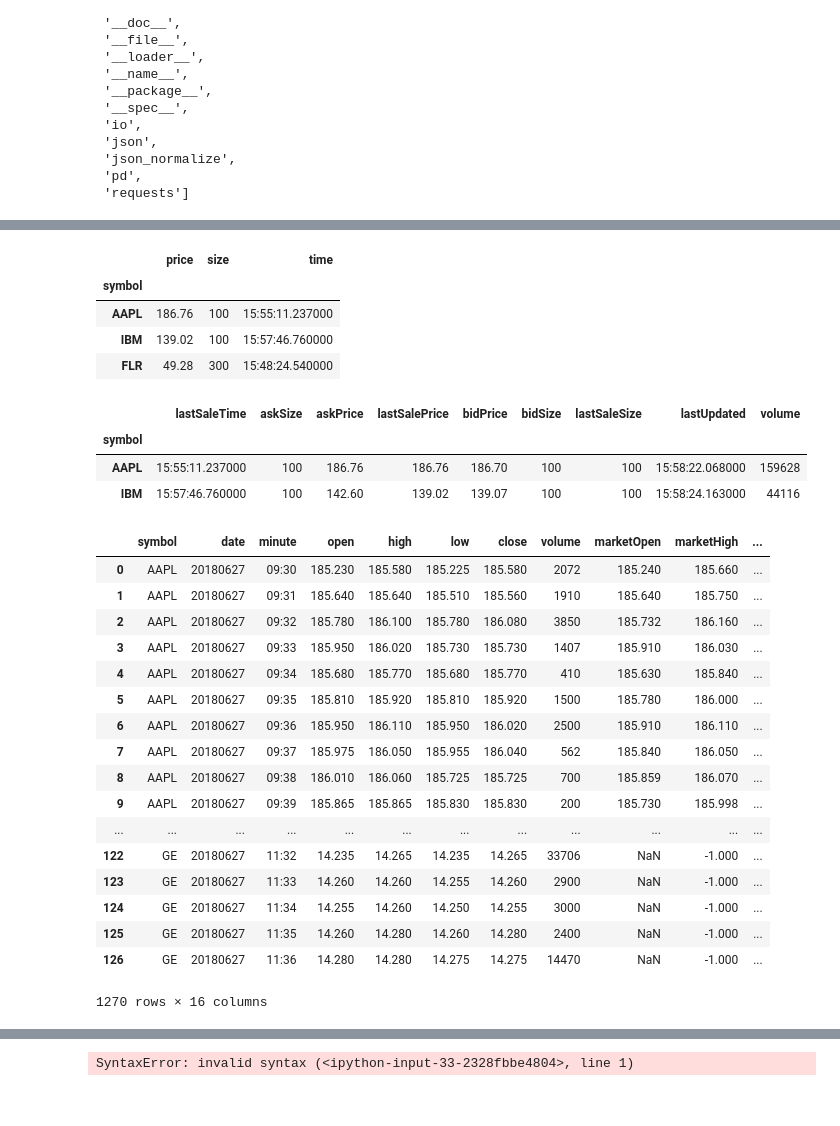
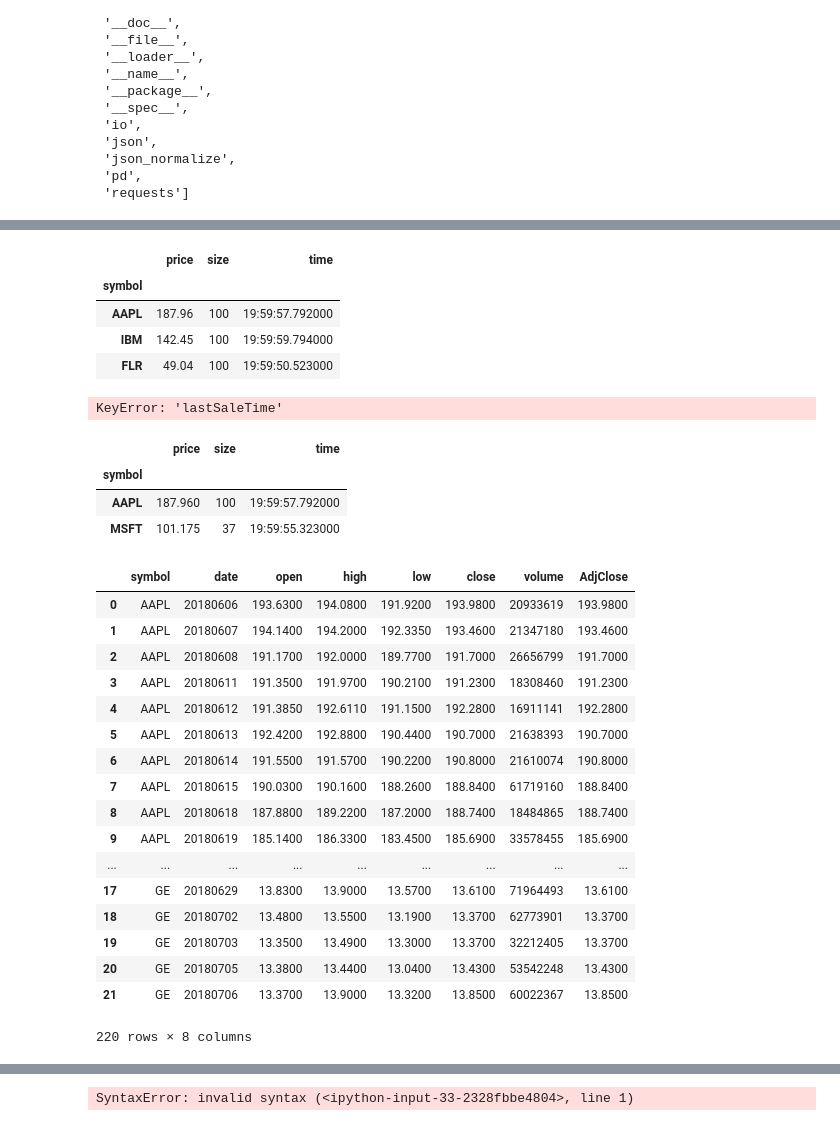
Before and after one commit to alphaBenj/RoughCut, a Jupyter notebook: files/REF!IEX01.ipynb, the cells around one changed output, grey strips where cells are left out. Drawn from its saved outputs; the diff is of its cells as text; code cells hidden in the pictures.

```diff
--- a/files/REF!IEX01.ipynb
+++ b/files/REF!IEX01.ipynb
@@ -47,50 +47,52 @@ dir(iex)
  'secUpper',
  'tradeBars']
 # %%
-iex.latestTrade(['AAPL', 'IBM', "FLR"])
+iex.lastTrade(['AAPL', 'IBM', "FLR"])
 # %% [output]
 |  | price | size | time |
 | symbol |  |  |  |
-| AAPL | 186.76 | 100 | 15:55:11.237000 |
-| IBM | 139.02 | 100 | 15:57:46.760000 |
-| FLR | 49.28 | 300 | 15:48:24.540000 |
+| AAPL | 187.96 | 100 | 19:59:57.792000 |
+| IBM | 142.45 | 100 | 19:59:59.794000 |
+| FLR | 49.04 | 100 | 19:59:50.523000 |
 # %%
-iex.latestTradeQuote(['AAPL', 'IBM'])
+iex.lastTradeQuote(['AAPL', 'IBM'])
 # %% [output]
-|  | lastSaleTime | askSize | askPrice | lastSalePrice | bidPrice | bidSize | lastSaleSize | lastUpdated | volume |
-| symbol |  |  |  |  |  |  |  |  |  |
-| AAPL | 15:55:11.237000 | 100 | 186.76 | 186.76 | 186.70 | 100 | 100 | 15:58:22.068000 | 159628 |
-| IBM | 15:57:46.760000 | 100 | 142.60 | 139.02 | 139.07 | 100 | 100 | 15:58:24.163000 | 44116 |
+KeyError: 'lastSaleTime'
 # %%
 # %%timeit
-iex.latestTrade(['AAPL', 'MSFT'])
+iex.lastTrade(['AAPL', 'MSFT'])
+# %% [output]
+|  | price | size | time |
+| symbol |  |  |  |
+| AAPL | 187.960 | 100 | 19:59:57.792000 |
+| MSFT | 101.175 | 37 | 19:59:55.323000 |
 # %%
 # %%timeit -n 1
 symList = ['AAPL', 'CSCO',"OXY","NFLX", "SBUX", "VXX", "MO", "PM", "TSLA","GE" ]
 # symList = ['GE' ]
-bars = iex.tradeBars(symList, bucket='1d')
+bars = iex.tradeBars(symList, bucket='1m')
 
 # print (bars.columns)
 bars
 # %% [output]
-|  | symbol | date | minute | open | high | low | close | volume | marketOpen | marketHigh | ... |
-| 0 | AAPL | 20180627 | 09:30 | 185.230 | 185.580 | 185.225 | 185.580 | 2072 | 185.240 | 185.660 | ... |
-| 1 | AAPL | 20180627 | 09:31 | 185.640 | 185.640 | 185.510 | 185.560 | 1910 | 185.640 | 185.750 | ... |
-| 2 | AAPL | 20180627 | 09:32 | 185.780 | 186.100 | 185.780 | 186.080 | 3850 | 185.732 | 186.160 | ... |
-| 3 | AAPL | 20180627 | 09:33 | 185.950 | 186.020 | 185.730 | 185.730 | 1407 | 185.910 | 186.030 | ... |
-| 4 | AAPL | 20180627 | 09:34 | 185.680 | 185.770 | 185.680 | 185.770 | 410 | 185.630 | 185.840 | ... |
-| 5 | AAPL | 20180627 | 09:35 | 185.810 | 185.920 | 185.810 | 185.920 | 1500 | 185.780 | 186.000 | ... |
-| 6 | AAPL | 20180627 | 09:36 | 185.950 | 186.110 | 185.950 | 186.020 | 2500 | 185.910 | 186.110 | ... |
-| 7 | AAPL | 20180627 | 09:37 | 185.975 | 186.050 | 185.955 | 186.040 | 562 | 185.840 | 186.050 | ... |
-| 8 | AAPL | 20180627 | 09:38 | 186.010 | 186.060 | 185.725 | 185.725 | 700 | 185.859 | 186.070 | ... |
-| 9 | AAPL | 20180627 | 09:39 | 185.865 | 185.865 | 185.830 | 185.830 | 200 | 185.730 | 185.998 | ... |
-| ... | ... | ... | ... | ... | ... | ... | ... | ... | ... | ... | ... |
-| 122 | GE | 20180627 | 11:32 | 14.235 | 14.265 | 14.235 | 14.265 | 33706 | NaN | -1.000 | ... |
-| 123 | GE | 20180627 | 11:33 | 14.260 | 14.260 | 14.255 | 14.260 | 2900 | NaN | -1.000 | ... |
-| 124 | GE | 20180627 | 11:34 | 14.255 | 14.260 | 14.250 | 14.255 | 3000 | NaN | -1.000 | ... |
-| 125 | GE | 20180627 | 11:35 | 14.260 | 14.280 | 14.260 | 14.280 | 2400 | NaN | -1.000 | ... |
-| 126 | GE | 20180627 | 11:36 | 14.280 | 14.280 | 14.275 | 14.275 | 14470 | NaN | -1.000 | ... |
+|  | symbol | date | open | high | low | close | volume | AdjClose |
+| 0 | AAPL | 20180606 | 193.6300 | 194.0800 | 191.9200 | 193.9800 | 20933619 | 193.9800 |
+| 1 | AAPL | 20180607 | 194.1400 | 194.2000 | 192.3350 | 193.4600 | 21347180 | 193.4600 |
+| 2 | AAPL | 20180608 | 191.1700 | 192.0000 | 189.7700 | 191.7000 | 26656799 | 191.7000 |
+| 3 | AAPL | 20180611 | 191.3500 | 191.9700 | 190.2100 | 191.2300 | 18308460 | 191.2300 |
+| 4 | AAPL | 20180612 | 191.3850 | 192.6110 | 191.1500 | 192.2800 | 16911141 | 192.2800 |
+| 5 | AAPL | 20180613 | 192.4200 | 192.8800 | 190.4400 | 190.7000 | 21638393 | 190.7000 |
+| 6 | AAPL | 20180614 | 191.5500 | 191.5700 | 190.2200 | 190.8000 | 21610074 | 190.8000 |
+| 7 | AAPL | 20180615 | 190.0300 | 190.1600 | 188.2600 | 188.8400 | 61719160 | 188.8400 |
+| 8 | AAPL | 20180618 | 187.8800 | 189.2200 | 187.2000 | 188.7400 | 18484865 | 188.7400 |
+| 9 | AAPL | 20180619 | 185.1400 | 186.3300 | 183.4500 | 185.6900 | 33578455 | 185.6900 |
+| ... | ... | ... | ... | ... | ... | ... | ... | ... |
+| 17 | GE | 20180629 | 13.8300 | 13.9000 | 13.5700 | 13.6100 | 71964493 | 13.6100 |
+| 18 | GE | 20180702 | 13.4800 | 13.5500 | 13.1900 | 13.3700 | 62773901 | 13.3700 |
+| 19 | GE | 20180703 | 13.3500 | 13.4900 | 13.3000 | 13.3700 | 32212405 | 13.3700 |
+| 20 | GE | 20180705 | 13.3800 | 13.4400 | 13.0400 | 13.4300 | 53542248 | 13.4300 |
+| 21 | GE | 20180706 | 13.3700 | 13.9000 | 13.3200 | 13.8500 | 60022367 | 13.8500 |
-1270 rows × 16 columns
+220 rows × 8 columns
 # %%
 # bars[[ 'symbol','date', 'minute','open','high', 'low', 'close','volume','marketOpen',
 #           'marketHigh','marketLow', 'marketClose', 'marketVolume', 'average','marketAverage',
```
Also changed, not shown: parts of 4 cells of this notebook, 3 other files.
